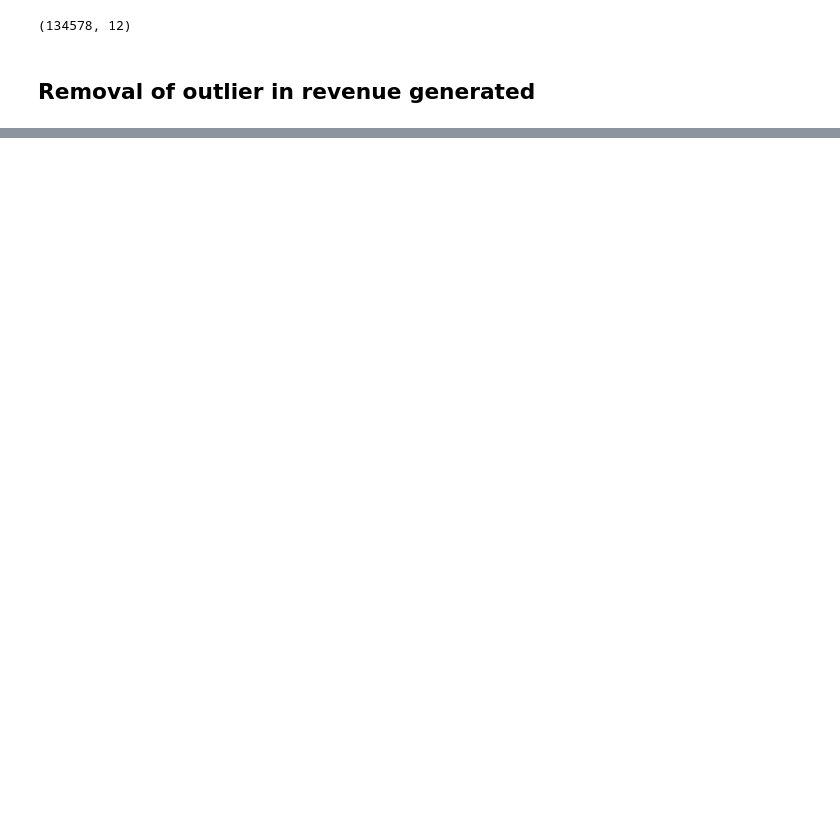
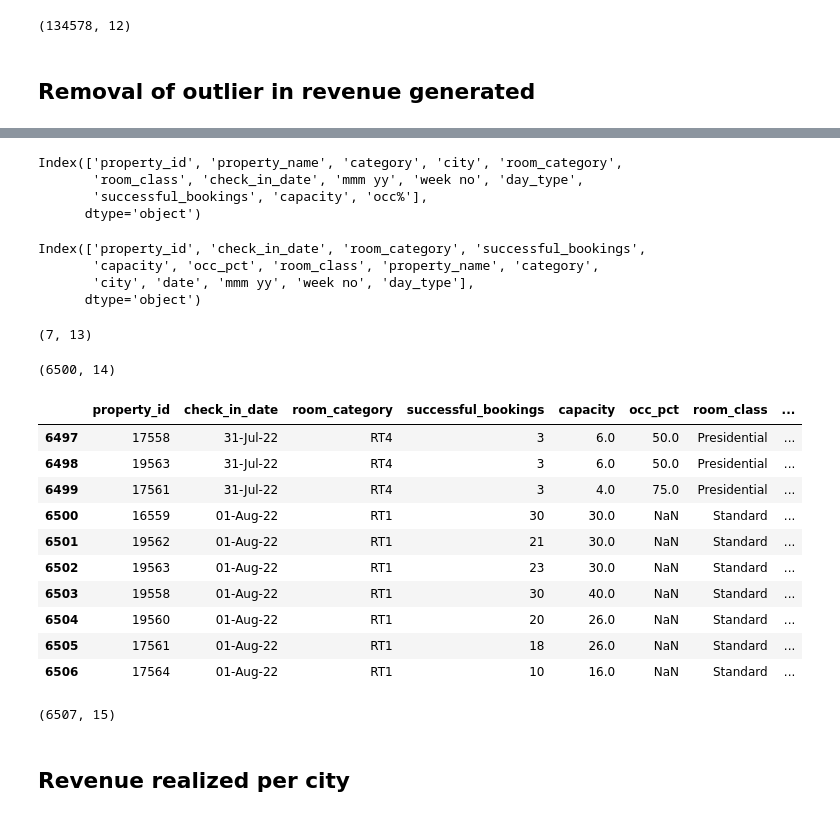
Before and after one commit to mesrai/Hotel-Analysis, a Jupyter notebook: Project/Project1.ipynb, the cells around one changed output, grey strips where cells are left out. Cells and saved outputs as stored; diff of their text form; code cells hidden in the pictures; blank space fills up the shorter version.

```diff
--- a/Project/Project1.ipynb
+++ b/Project/Project1.ipynb
@@ -117,0 +332,3 @@ df_bookings.shape
+# %%
+df=pd.merge(df,df_date,left_on="check_in_date",right_on='date')
+df.head(2)
@@ -117,0 +369,3 @@ df_bookings.shape
+# %%
+df_august=pd.read_csv("../datasets/new_data_august.csv")
+df_august.head(2)
@@ -117,0 +376,43 @@ df_bookings.shape
+# %%
+df_august.columns
+# %% [output]
+Index(['property_id', 'property_name', 'category', 'city', 'room_category',
+       'room_class', 'check_in_date', 'mmm yy', 'week no', 'day_type',
+       'successful_bookings', 'capacity', 'occ%'],
+      dtype='object')
+# %%
+df.columns
+# %% [output]
+Index(['property_id', 'check_in_date', 'room_category', 'successful_bookings',
+       'capacity', 'occ_pct', 'room_class', 'property_name', 'category',
+       'city', 'date', 'mmm yy', 'week no', 'day_type'],
+      dtype='object')
+# %%
+df_august.shape
+# %% [output]
+(7, 13)
+# %%
+df.shape
+# %% [output]
+(6500, 14)
+# %%
+lates_df=pd.concat([df,df_august],ignore_index=True,axis=0)
+lates_df.tail(10)
+# %% [output]
+|  | property_id | check_in_date | room_category | successful_bookings | capacity | occ_pct | room_class | ... |
+| 6497 | 17558 | 31-Jul-22 | RT4 | 3 | 6.0 | 50.0 | Presidential | ... |
+| 6498 | 19563 | 31-Jul-22 | RT4 | 3 | 6.0 | 50.0 | Presidential | ... |
+| 6499 | 17561 | 31-Jul-22 | RT4 | 3 | 4.0 | 75.0 | Presidential | ... |
+| 6500 | 16559 | 01-Aug-22 | RT1 | 30 | 30.0 | NaN | Standard | ... |
+| 6501 | 19562 | 01-Aug-22 | RT1 | 21 | 30.0 | NaN | Standard | ... |
+| 6502 | 19563 | 01-Aug-22 | RT1 | 23 | 30.0 | NaN | Standard | ... |
+| 6503 | 19558 | 01-Aug-22 | RT1 | 30 | 40.0 | NaN | Standard | ... |
+| 6504 | 19560 | 01-Aug-22 | RT1 | 20 | 26.0 | NaN | Standard | ... |
+| 6505 | 17561 | 01-Aug-22 | RT1 | 18 | 26.0 | NaN | Standard | ... |
+| 6506 | 17564 | 01-Aug-22 | RT1 | 10 | 16.0 | NaN | Standard | ... |
+# %%
+lates_df.shape
+# %% [output]
+(6507, 15)
+# %% [markdown]
+## Revenue realized per city
```
Also changed, not shown: parts of 57 cells of this notebook.
